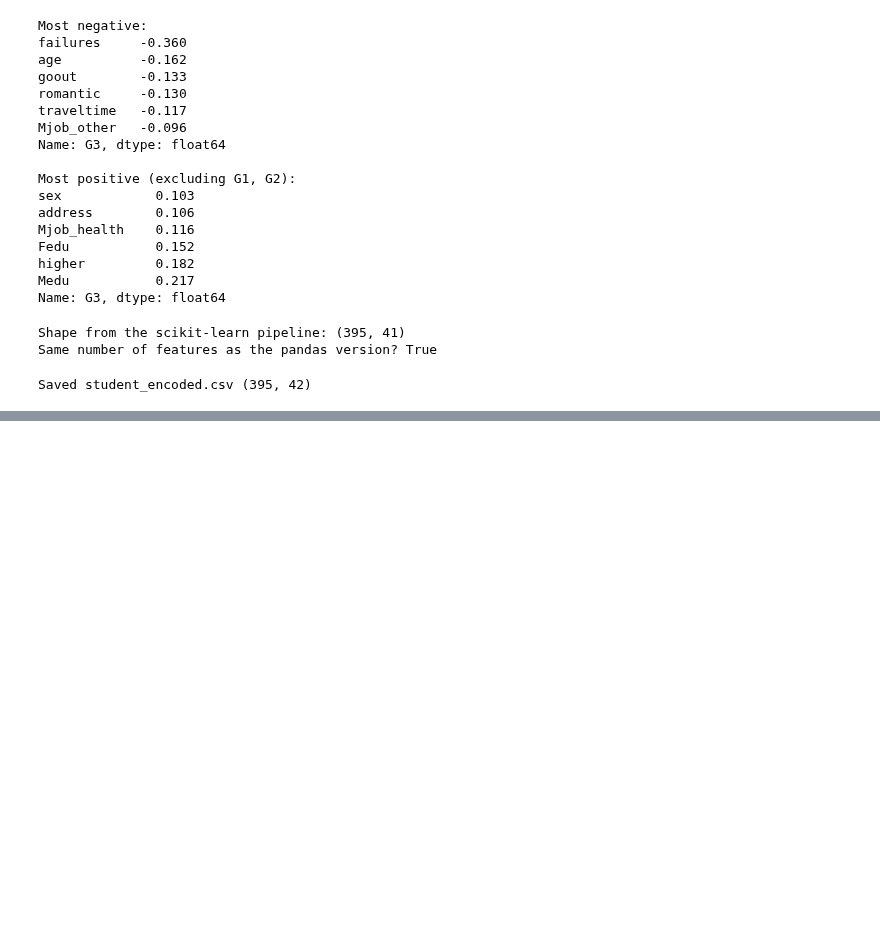
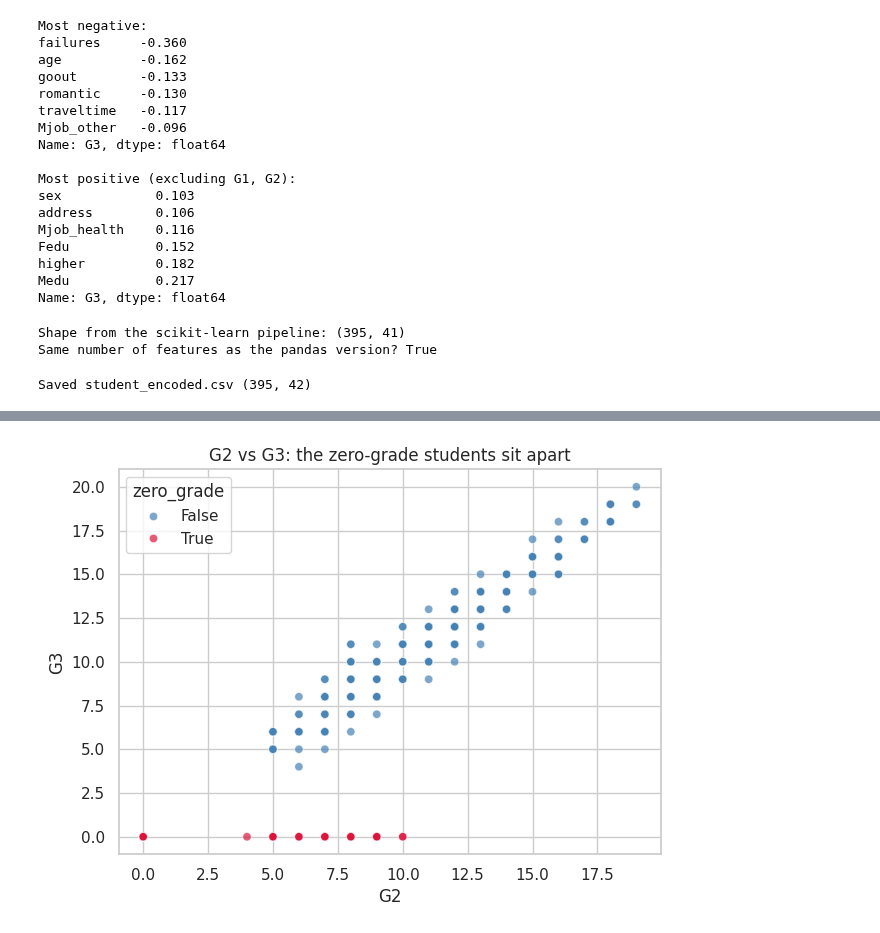
Before and after one commit to buntyedutainer/student-performance-ai, a Jupyter notebook: project.ipynb, the cells around one changed output, grey strips where cells are left out. Drawn from its saved outputs; the diff is of its cells as text; code cells hidden in the pictures; blank space fills up the shorter version.

```diff
--- a/project.ipynb
+++ b/project.ipynb
@@ -1030,3 +1030,14 @@ df_enc.to_csv("student_encoded.csv", index=False)
 print("Saved student_encoded.csv", df_enc.shape)
 # %% [output]
 Saved student_encoded.csv (395, 42)
+# %%
+# Cell 58: setup
+import pandas as pd
+import numpy as np
+import matplotlib.pyplot as plt
+import seaborn as sns
+
+sns.set_theme(style="whitegrid")
+df = pd.read_csv("student-mat.csv", sep=";")           # original, readable
+enc = pd.read_csv("student_encoded.csv")               # encoded, from Day 7
+print(df.shape, enc.shape)
@@ -1032,0 +1046,6 @@ Saved student_encoded.csv (395, 42)
+# %%
+# Cell 59: how many zero-grade students, and what do they look like?
+df["zero_grade"] = (df["G3"] == 0)
+print("Students with G3 = 0:", df["zero_grade"].sum(), "of", len(df))
+print()
+print(df[df["zero_grade"]][["G1", "G2", "G3", "absences", "failures"]].describe().round(2))
@@ -1032,0 +1091,10 @@ Saved student_encoded.csv (395, 42)
+# %%
+# Cell 61: see the zeros on the G2 vs G3 chart
+plt.figure(figsize=(7, 5))
+sns.scatterplot(x="G2", y="G3", hue="zero_grade", data=df, alpha=0.7,
+                palette={False: "steelblue", True: "crimson"})
+plt.title("G2 vs G3: the zero-grade students sit apart")
+plt.savefig("zero_grade_scatter.png", dpi=150, bbox_inches="tight")
+plt.show()
+# %% [output]
+[figure, added]
```
Also changed, not shown: parts of 10 cells of this notebook.
